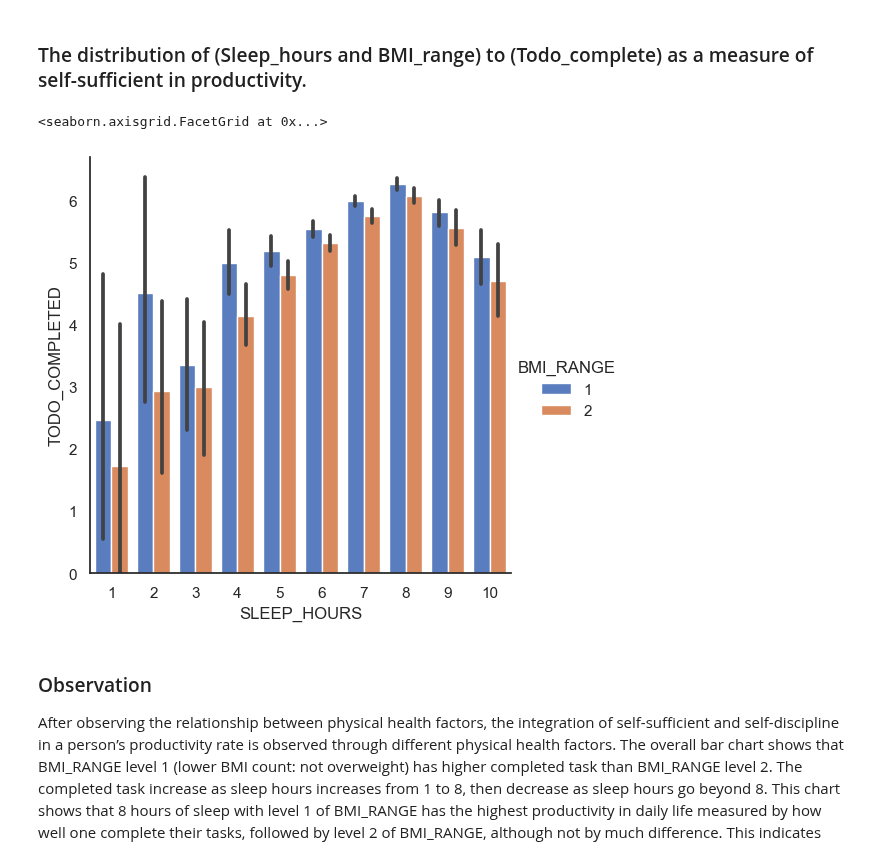
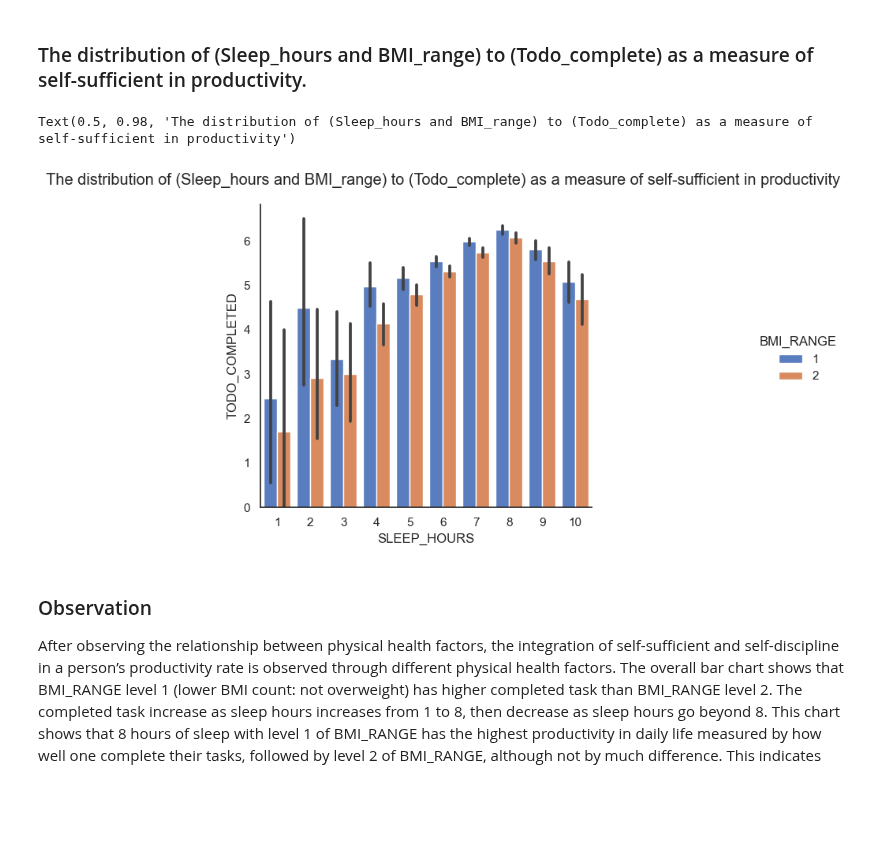
Before and after one commit to ubco-W2022T2-data301/project-group-group06, a Jupyter notebook: analysis/analysis3.ipynb, the cells around one changed output. Cells and saved outputs as stored; diff of their text form; code cells hidden in the pictures; blank space fills up the shorter version.

```diff
--- a/analysis/analysis3.ipynb
+++ b/analysis/analysis3.ipynb
@@ -436,12 +439,15 @@ Women tend to have slowerm metabolism than men.
 # %% [markdown]
 ### The distribution of (Sleep_hours and BMI_range) to (Todo_complete) as a measure of self-sufficient in productivity.
 # %%
-sns.catplot(
+d = sns.catplot(
     data=dfc, kind="bar",
     x="SLEEP_HOURS", y="TODO_COMPLETED", hue="BMI_RANGE", palette="muted")
+
+d.fig.subplots_adjust(top=0.9)
+d.fig.suptitle("The distribution of (Sleep_hours and BMI_range) to (Todo_complete) as a measure of self-sufficient in productivity")
 # %% [output]
-<seaborn.axisgrid.FacetGrid at 0x...>
+Text(0.5, 0.98, 'The distribution of (Sleep_hours and BMI_range) to (Todo_complete) as a measure of self-sufficient in productivity')
-[figure, old version]
+[figure, new version]
 # %% [markdown]
 ### Observation
 After observing the relationship between physical health factors, the integration of self-sufficient and self-discipline in a person’s productivity rate is observed through different physical health factors. The overall bar chart shows that BMI_RANGE level 1 (lower BMI count: not overweight) has higher completed task than BMI_RANGE level 2. The completed task increase as sleep hours increases from 1 to 8, then decrease as sleep hours go beyond 8. This chart shows that 8 hours of sleep with level 1 of BMI_RANGE has the highest productivity in daily life measured by how well one complete their tasks, followed by level 2 of BMI_RANGE, although not by much difference. This indicates that the ability to take care of oneself (optimum hours of sleep and BMI range) determine the level of productivity in daily as driven by self-discipline. This proves that being self-sufficient will drive motivation to accomplish things in life.
```
Also changed, not shown: parts of 7 cells of this notebook, 3 other files.
